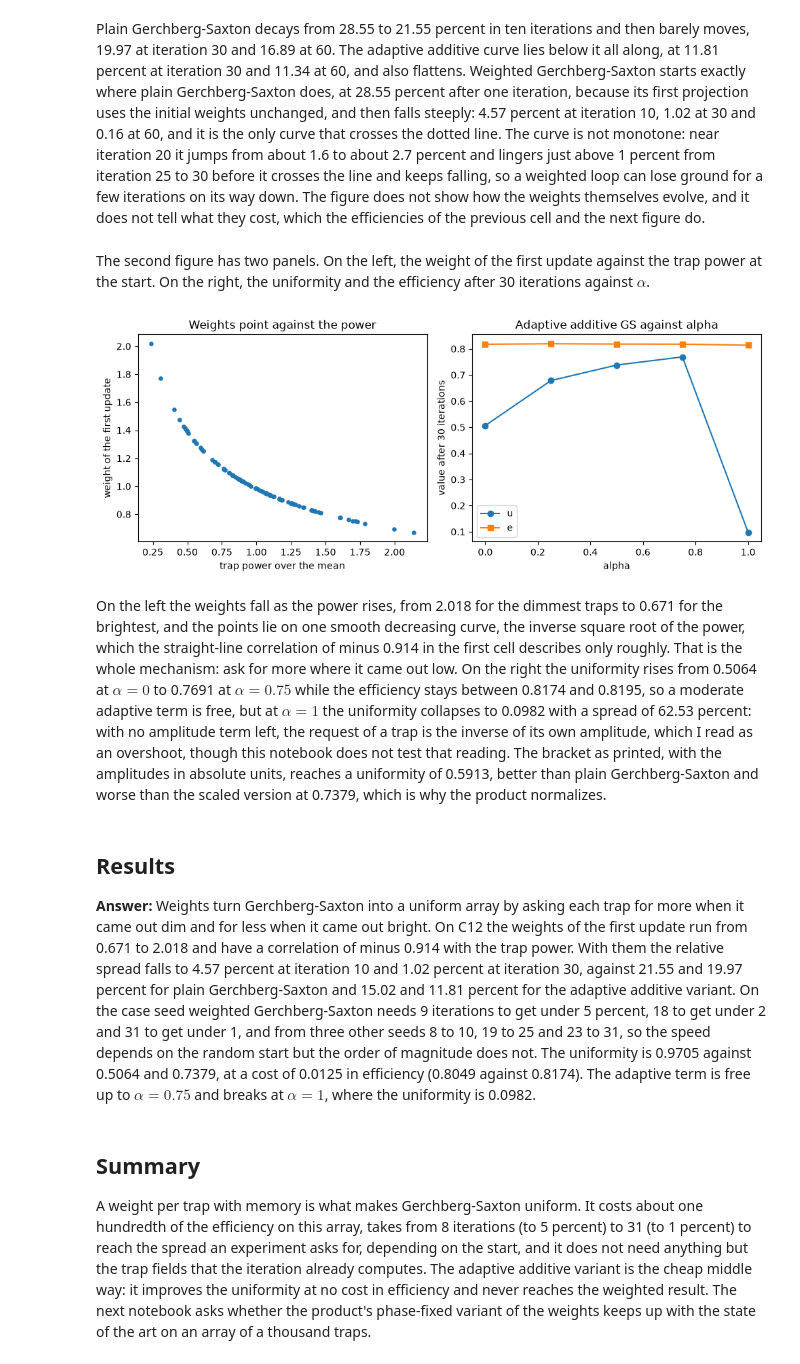
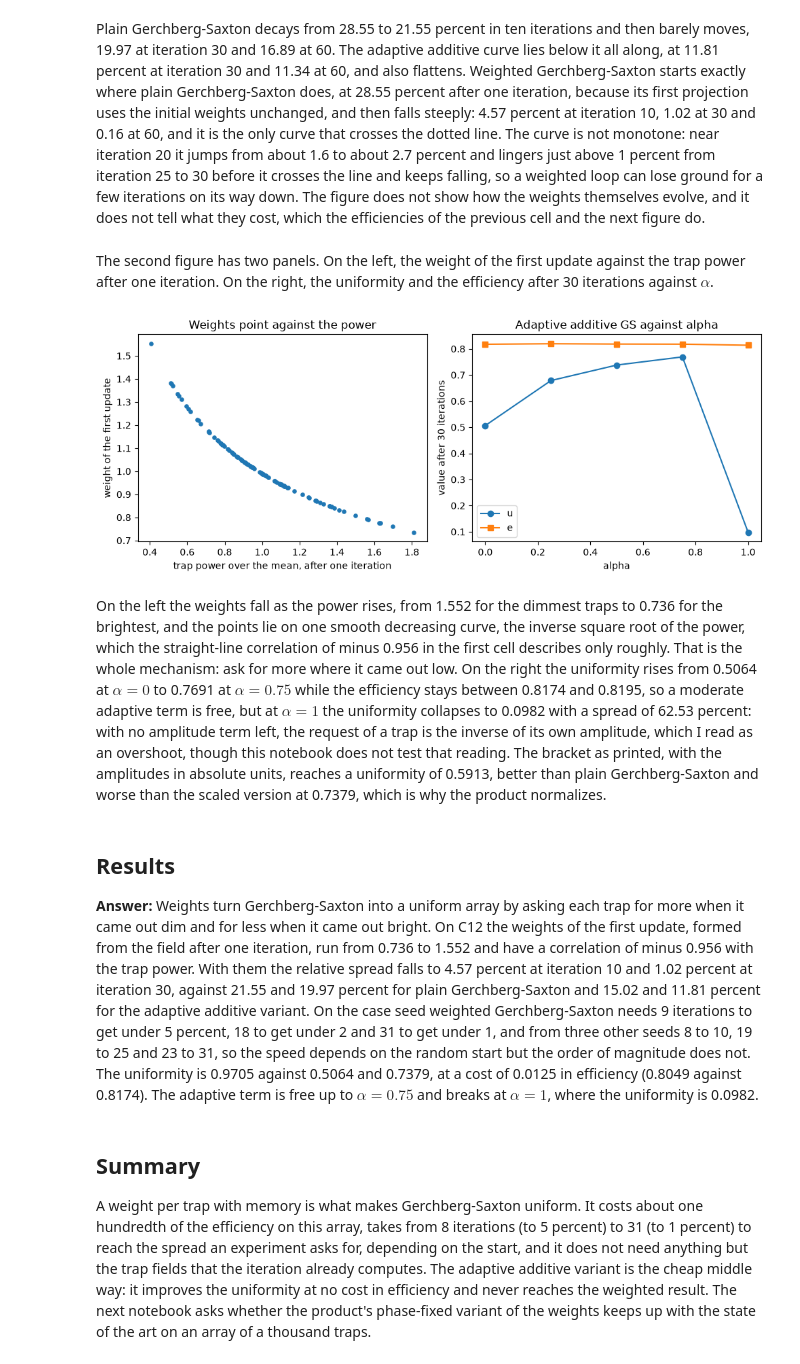
Before and after one commit to fsantibanezleal/CEFOP_DinHot, a Jupyter notebook: notebooks/en/03-gerchberg-saxton/02-weights-for-uniformity.ipynb, the cells around one changed output. Drawn from its saved outputs; the diff is of its cells as text; code cells hidden in the pictures.

```diff
--- a/notebooks/en/03-gerchberg-saxton/02-weights-for-uniformity.ipynb
+++ b/notebooks/en/03-gerchberg-saxton/02-weights-for-uniformity.ipynb
@@ -79,9 +79,9 @@ The weights of the very first update can be computed without any iteration. From
 # %%
-# the weight of the first update, w = mean(r) / r with r = |V|, from the traps' amplitudes at the start
-v0 = forward.point_trap_fields(phi0, setup, traps)
-r0 = np.abs(v0)
-w1 = r0.mean() / r0
-power0 = metrics.trap_intensities(v0)
+# the weight of the first update, w = mean(r) / r with r = |V|, from the traps' amplitudes after one iteration
+v1 = m06_gsw.run(setup, target, budget=Budget(1), rng=Rng(seed), init=phi0).fields
+r1 = np.abs(v1)
+w1 = r1.mean() / r1
+power1 = metrics.trap_intensities(v1)
 print(f"weights of the first update, range: {w1.min():.3f} to {w1.max():.3f}")
-print(f"correlation of the weight with the trap power: {np.corrcoef(w1, power0)[0, 1]:.3f}")
+print(f"correlation of the weight with the trap power: {np.corrcoef(w1, power1)[0, 1]:.3f}")
 # %% [output]
@@ -195,31 +195,31 @@ plt.show()
 # %% [markdown]
 Plain Gerchberg-Saxton decays from 28.55 to 21.55 percent in ten iterations and then barely moves, 19.97 at iteration 30 and 16.89 at 60. The adaptive additive curve lies below it all along, at 11.81 percent at iteration 30 and 11.34 at 60, and also flattens. Weighted Gerchberg-Saxton starts exactly where plain Gerchberg-Saxton does, at 28.55 percent after one iteration, because its first projection uses the initial weights unchanged, and then falls steeply: 4.57 percent at iteration 10, 1.02 at 30 and 0.16 at 60, and it is the only curve that crosses the dotted line. The curve is not monotone: near iteration 20 it jumps from about 1.6 to about 2.7 percent and lingers just above 1 percent from iteration 25 to 30 before it crosses the line and keeps falling, so a weighted loop can lose ground for a few iterations on its way down. The figure does not show how the weights themselves evolve, and it does not tell what they cost, which the efficiencies of the previous cell and the next figure do.
 # %% [markdown]
-The second figure has two panels. On the left, the weight of the first update against the trap power at the start. On the right, the uniformity and the efficiency after 30 iterations against $\alpha$.
+The second figure has two panels. On the left, the weight of the first update against the trap power after one iteration. On the right, the uniformity and the efficiency after 30 iterations against $\alpha$.
 # %%
-# left: the weight of the first update against the trap power at the start; right: the alpha sweep
+# left: the weight of the first update against the trap power after one iteration; right: the alpha sweep
 fig, (ax1, ax2) = plt.subplots(1, 2, figsize=(10, 4))
-ax1.scatter(power0 / power0.mean(), w1, s=14)
-ax1.set_xlabel("trap power over the mean")
+ax1.scatter(power1 / power1.mean(), w1, s=14)
+ax1.set_xlabel("trap power over the mean, after one iteration")
 ax1.set_ylabel("weight of the first update")
 ax1.set_title("Weights point against the power")
 alphas = sorted(sweep)
 ax2.plot(alphas, [sweep[a]["uniformity"] for a in alphas], "o-", label="u")
 ax2.plot(alphas, [sweep[a]["efficiency"] for a in alphas], "s-", label="e")
 ax2.set_xlabel("alpha")
 ax2.set_ylabel("value after 30 iterations")
 ax2.set_title("Adaptive additive GS against alpha")
 ax2.legend()
 fig.tight_layout()
 plt.show()
 # %% [output]
-[figure, old version]
+[figure, new version]
 # %% [markdown]
-On the left the weights fall as the power rises, from 2.018 for the dimmest traps to 0.671 for the brightest, and the points lie on one smooth decreasing curve, the inverse square root of the power, which the straight-line correlation of minus 0.914 in the first cell describes only roughly. That is the whole mechanism: ask for more where it came out low. On the right the uniformity rises from 0.5064 at $\alpha = 0$ to 0.7691 at $\alpha = 0.75$ while the efficiency stays between 0.8174 and 0.8195, so a moderate adaptive term is free, but at $\alpha = 1$ the uniformity collapses to 0.0982 with a spread of 62.53 percent: with no amplitude term left, the request of a trap is the inverse of its own amplitude, which I read as an overshoot, though this notebook does not test that reading. The bracket as printed, with the amplitudes in absolute units, reaches a uniformity of 0.5913, better than plain Gerchberg-Saxton and worse than the scaled version at 0.7379, which is why the product normalizes.
+On the left the weights fall as the power rises, from 1.552 for the dimmest traps to 0.736 for the brightest, and the points lie on one smooth decreasing curve, the inverse square root of the power, which the straight-line correlation of minus 0.956 in the first cell describes only roughly. That is the whole mechanism: ask for more where it came out low. On the right the uniformity rises from 0.5064 at $\alpha = 0$ to 0.7691 at $\alpha = 0.75$ while the efficiency stays between 0.8174 and 0.8195, so a moderate adaptive term is free, but at $\alpha = 1$ the uniformity collapses to 0.0982 with a spread of 62.53 percent: with no amplitude term left, the request of a trap is the inverse of its own amplitude, which I read as an overshoot, though this notebook does not test that reading. The bracket as printed, with the amplitudes in absolute units, reaches a uniformity of 0.5913, better than plain Gerchberg-Saxton and worse than the scaled version at 0.7379, which is why the product normalizes.
 # %% [markdown]
 ## Results
 
-**Answer:** Weights turn Gerchberg-Saxton into a uniform array by asking each trap for more when it came out dim and for less when it came out bright. On C12 the weights of the first update run from 0.671 to 2.018 and have a correlation of minus 0.914 with the trap power. With them the relative spread falls to 4.57 percent at iteration 10 and 1.02 percent at iteration 30, against 21.55 and 19.97 percent for plain Gerchberg-Saxton and 15.02 and 11.81 percent for the adaptive additive variant. On the case seed weighted Gerchberg-Saxton needs 9 iterations to get under 5 percent, 18 to get under 2 and 31 to get under 1, and from three other seeds 8 to 10, 19 to 25 and 23 to 31, so the speed depends on the random start but the order of magnitude does not. The uniformity is 0.9705 against 0.5064 and 0.7379, at a cost of 0.0125 in efficiency (0.8049 against 0.8174). The adaptive term is free up to $\alpha = 0.75$ and breaks at $\alpha = 1$, where the uniformity is 0.0982.
+**Answer:** Weights turn Gerchberg-Saxton into a uniform array by asking each trap for more when it came out dim and for less when it came out bright. On C12 the weights of the first update, formed from the field after one iteration, run from 0.736 to 1.552 and have a correlation of minus 0.956 with the trap power. With them the relative spread falls to 4.57 percent at iteration 10 and 1.02 percent at iteration 30, against 21.55 and 19.97 percent for plain Gerchberg-Saxton and 15.02 and 11.81 percent for the adaptive additive variant. On the case seed weighted Gerchberg-Saxton needs 9 iterations to get under 5 percent, 18 to get under 2 and 31 to get under 1, and from three other seeds 8 to 10, 19 to 25 and 23 to 31, so the speed depends on the random start but the order of magnitude does not. The uniformity is 0.9705 against 0.5064 and 0.7379, at a cost of 0.0125 in efficiency (0.8049 against 0.8174). The adaptive term is free up to $\alpha = 0.75$ and breaks at $\alpha = 1$, where the uniformity is 0.0982.
 # %% [markdown]
 ## Summary
 
```
Also changed, not shown: parts of 4 cells of this notebook, 5 other files.
